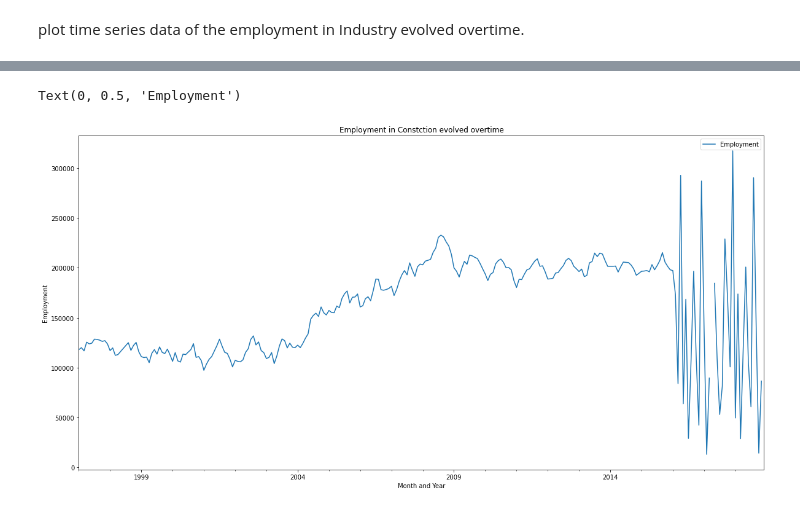
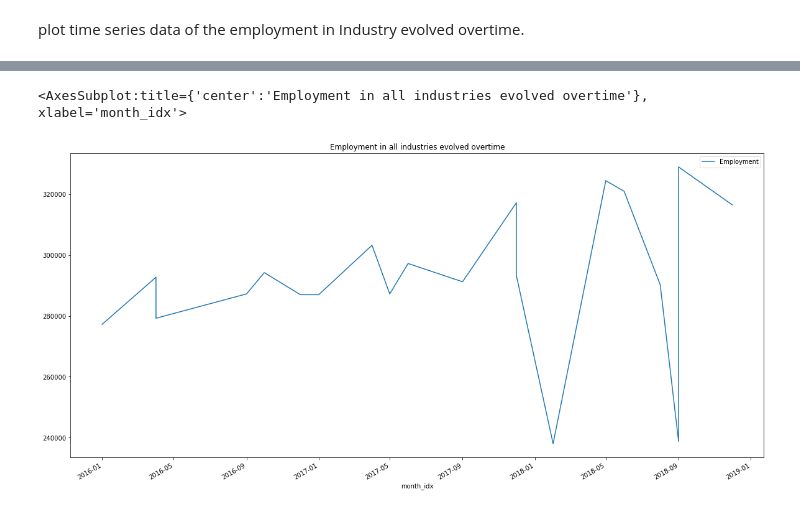
Before and after one commit to geehaad/Time-Series-Analysis-of-NAICS, a Jupyter notebook: Time Series Analysis of NAICS.ipynb, the cells around one changed output, grey strips where cells are left out. Drawn from its saved outputs; the diff is of its cells as text; code cells hidden in the pictures.

```diff
--- a/Time Series Analysis of NAICS.ipynb
+++ b/Time Series Analysis of NAICS.ipynb
@@ -423,9 +423,3 @@ emp_industry.sort_values(ascending=False)[:10].plot(kind="barh", color=["red", "
 # %% [output]
 <AxesSubplot:ylabel='LMO_Detailed_Industry'>
 [figure]
-# %%
-# Create a dataframe with year and month as index
-month_emp = output_df
-month_emp['month_idx'] = pd.to_datetime([f'{y}-{m}' for y, m in zip(month_emp.SYEAR, month_emp.SMTH)])
-month_emp.index = month_emp["month_idx"]
-month_emp.head()
@@ -442,2 +428,5 @@ month_emp.head()
 # %% [markdown]
 plot time series data of the employment in Industry evolved overtime.
+# %%
+top_industry_emp = month_emp.nlargest(20, 'Employment')
+top_industry_emp
@@ -444,14 +452,11 @@ plot time series data of the employment in Industry evolved overtime.
 # %%
-# construction_data = month_emp[month_emp["LMO_Detailed_Industry"] == "Construction"]
-# # construction_data.head()
-
-# construction_data.plot(y="Employment", title="Employment in Constction evolved overtime", figsize=(20,10))
+top_industry_emp.plot(y="Employment", title="Employment in all industries evolved overtime", figsize=(20,10))
 # plt.xlabel("Month and Year")
 # plt.ylabel("Employment")
 
 #Drawing a line plot to look at the evolutio over time
-sns.lineplot(x='SYEAR',y='Employment',data=construction)
-plt.title('Trend of Employment Numbers for the Construction sector')
+# sns.lineplot(x='SYEAR',y='Employment',data=top_industry_emp)
+# plt.title('Trend of Employment Numbers for all industries')
 # %% [output]
-Text(0, 0.5, 'Employment')
+<AxesSubplot:title={'center':'Employment in all industries evolved overtime'}, xlabel='month_idx'>
-[figure, old version]
+[figure, new version]
```
Also changed, not shown: parts of 5 cells of this notebook.
